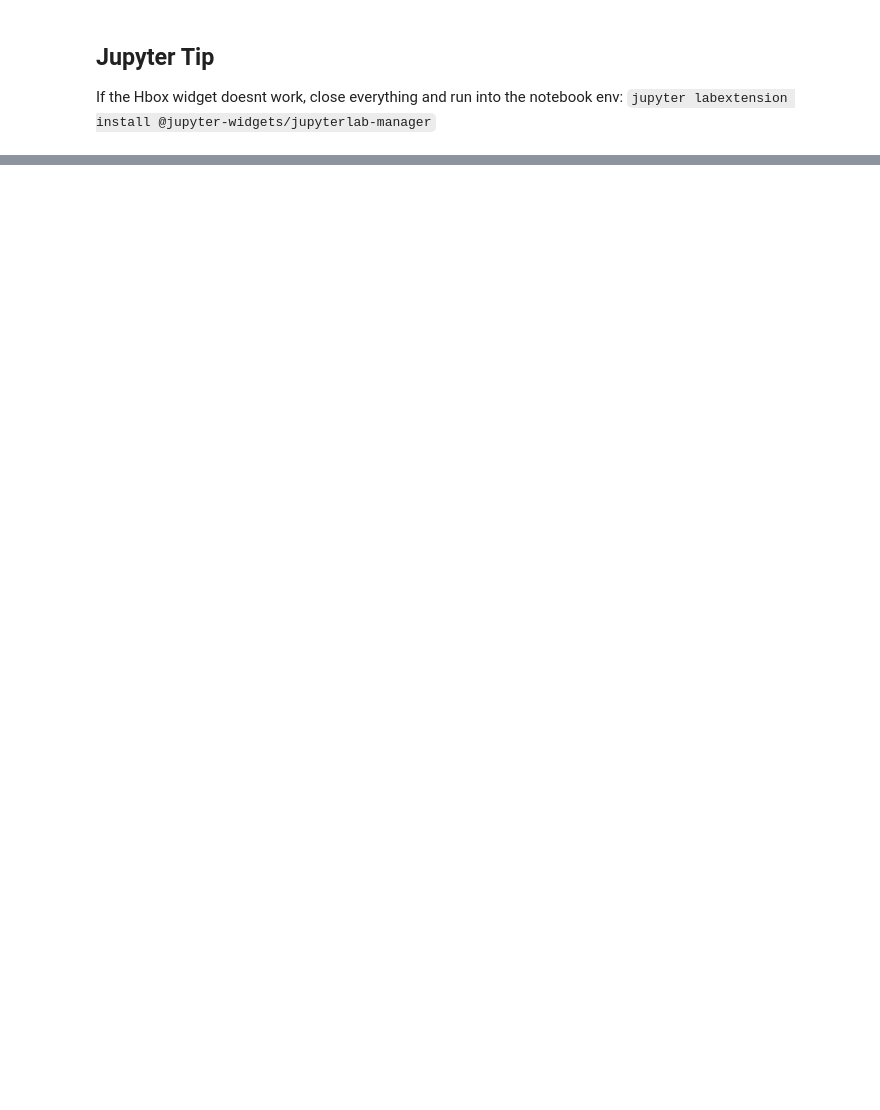
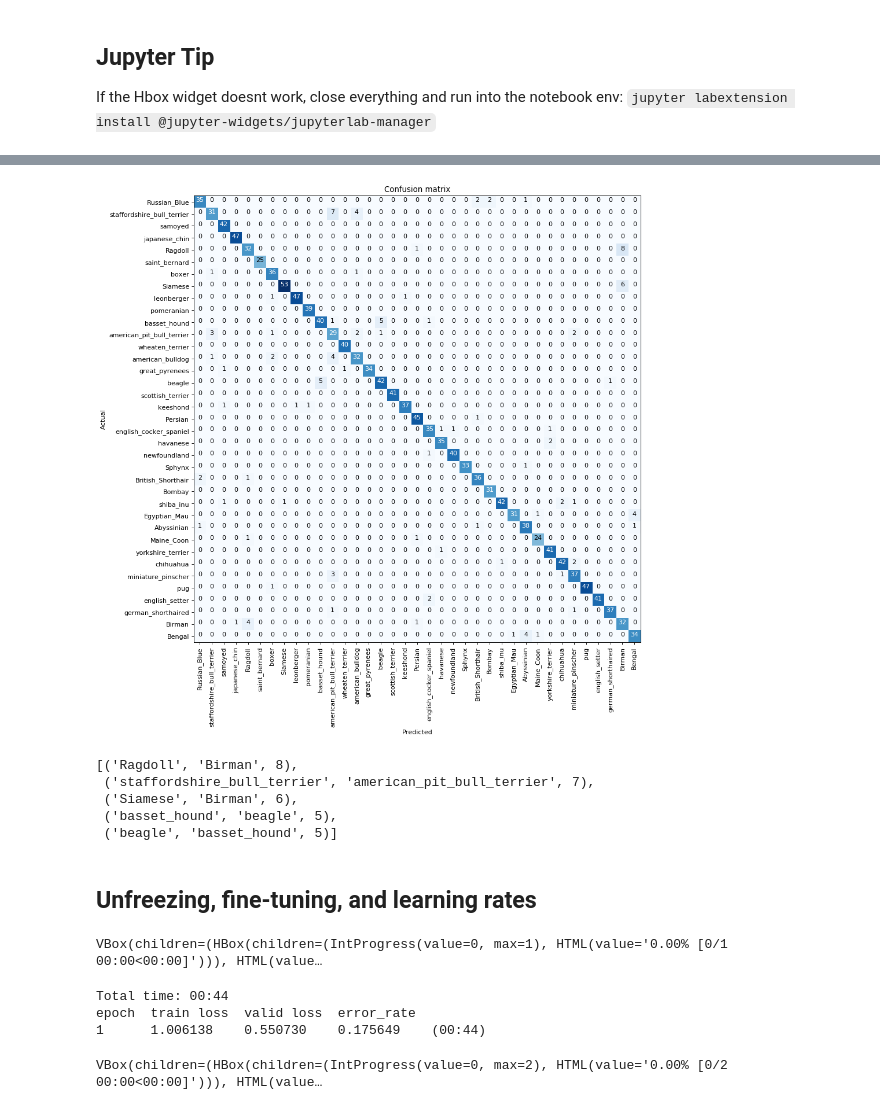
Before and after one commit to Oroneki/fastai, a Jupyter notebook: 19_01.ipynb, the cells around one changed output, grey strips where cells are left out. Drawn from its saved outputs; the diff is of its cells as text; code cells hidden in the pictures; blank space fills up the shorter version.

```diff
--- a/19_01.ipynb
+++ b/19_01.ipynb
@@ -168,0 +253,14 @@ data.normalize(imagenet_stats)
+# %%
+interp.plot_confusion_matrix(figsize=(12,12), dpi=80)
+# %% [output]
+[figure, added]
+# %%
+interp.most_confused(min_val=4)
+# %% [output]
+[('Ragdoll', 'Birman', 8),
+ ('staffordshire_bull_terrier', 'american_pit_bull_terrier', 7),
+ ('Siamese', 'Birman', 6),
+ ('basset_hound', 'beagle', 5),
+ ('beagle', 'basset_hound', 5)]
+# %% [markdown]
+## Unfreezing, fine-tuning, and learning rates
@@ -168,0 +269,7 @@ data.normalize(imagenet_stats)
+# %%
+learn.fit_one_cycle(1)
+# %% [output]
+VBox(children=(HBox(children=(IntProgress(value=0, max=1), HTML(value='0.00% [0/1 00:00<00:00]'))), HTML(value…
+Total time: 00:44
+epoch  train loss  valid loss  error_rate
+1      1.006138    0.550730    0.175649    (00:44)
@@ -168,0 +278,4 @@ data.normalize(imagenet_stats)
+# %%
+learn.lr_find()
+# %% [output]
+VBox(children=(HBox(children=(IntProgress(value=0, max=2), HTML(value='0.00% [0/2 00:00<00:00]'))), HTML(value…
```
Also changed, not shown: parts of 38 cells of this notebook.
